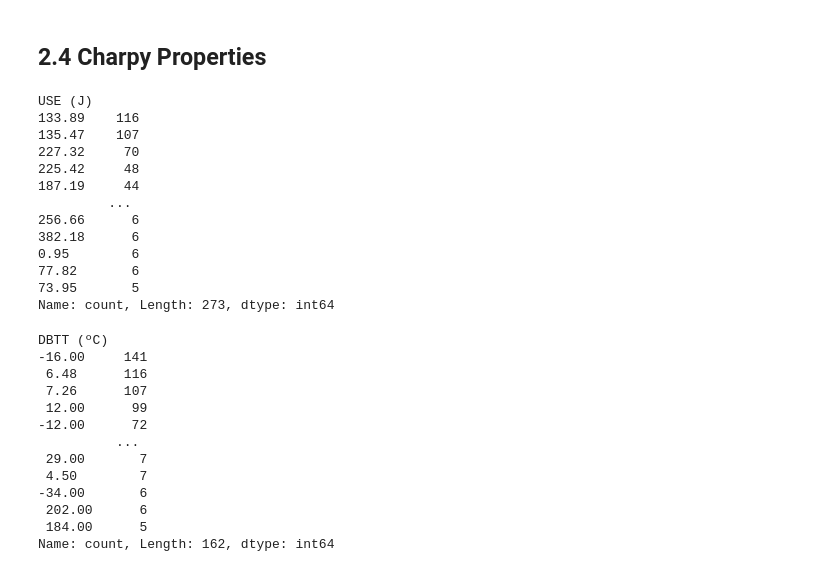
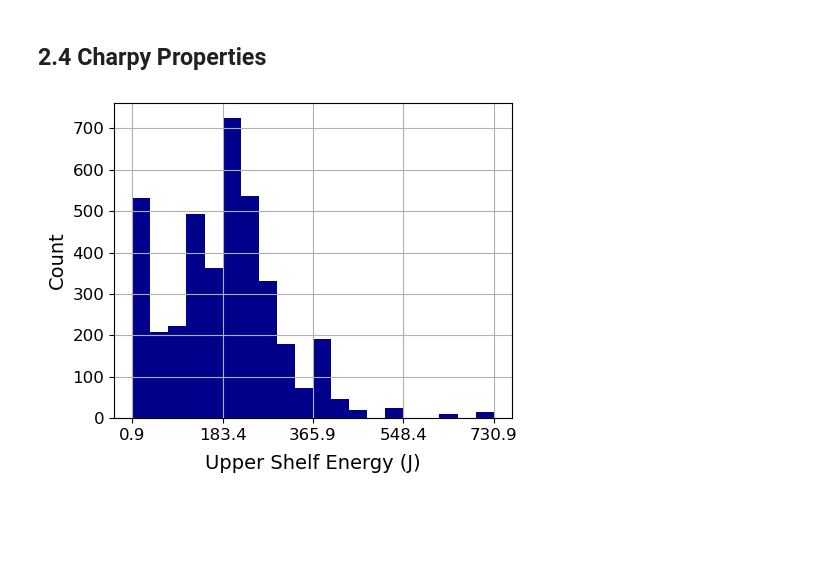
Before and after one commit to avakanski/Charpy-Impact-Test-Dataset, a Jupyter notebook: Sample_Code.ipynb, the cells around one changed output. Drawn from its saved outputs; the diff is of its cells as text; code cells hidden in the pictures; blank space fills up the shorter version.

```diff
--- a/Sample_Code.ipynb
+++ b/Sample_Code.ipynb
@@ -395,36 +259,20 @@ plt.show()
 [figure]
 # %% [markdown]
 ## 2.4 Charpy Properties <a name='2.4-charpy-properties'></a>
-# %%
-charpy_df['USE (J)'].value_counts()
-# %% [output]
-USE (J)
-133.89    116
-135.47    107
-227.32     70
-225.42     48
-187.19     44
-         ...
-256.66      6
-382.18      6
-0.95        6
-77.82       6
-73.95       5
-Name: count, Length: 273, dtype: int64
-# %%
-charpy_df['DBTT (ºC)'].value_counts()
-# %% [output]
-DBTT (ºC)
--16.00     141
- 6.48      116
- 7.26      107
- 12.00      99
--12.00      72
-          ...
- 29.00       7
- 4.50        7
--34.00       6
- 202.00      6
- 184.00      5
-Name: count, Length: 162, dtype: int64
+# %%
+# Histogram of Upper Shelf Energy
+use_data = charpy_df['USE (J)'].dropna()
+use_counts, use_bins = np.histogram(use_data, bins=20)
+use_midpoints = (use_bins[:-1] + use_bins[1:]) / 2
+plt.figure(figsize=(5, 4))
+plt.bar(use_midpoints, use_counts, width=np.diff(use_bins), color='#00008B', align='center')
+plt.xticks(np.linspace(min(use_data), max(use_data), 5), fontsize=12)
+plt.yticks(fontsize=12)
+plt.xlabel(r'Upper Shelf Energy (J)', fontsize=14, labelpad=8)
+plt.ylabel('Count', fontsize=14)
+plt.grid()
+plt.tight_layout()
+plt.show()
+# %% [output]
+[figure, added]
 # %%
```
Also changed, not shown: parts of 18 cells of this notebook.
